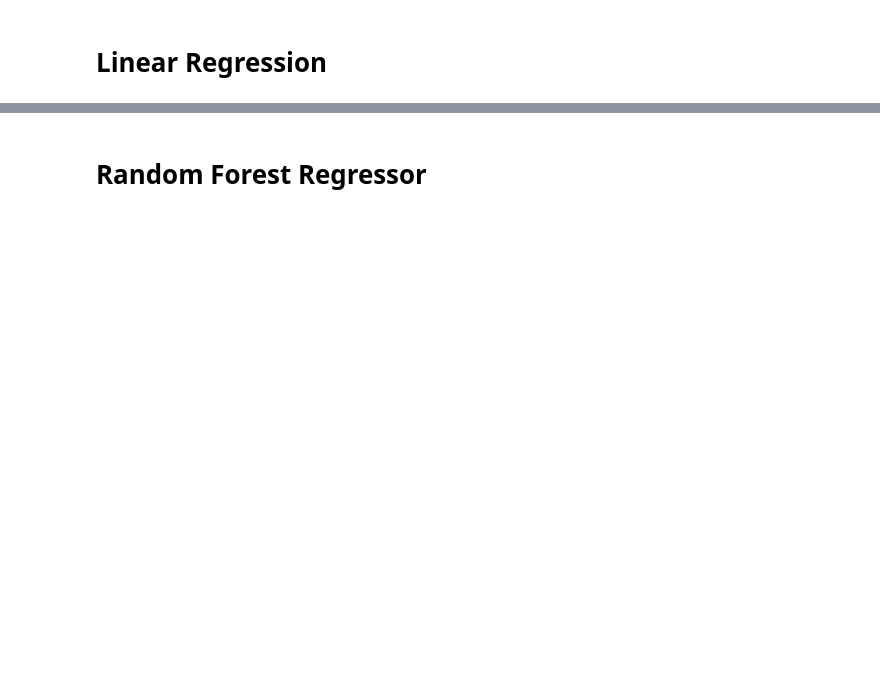
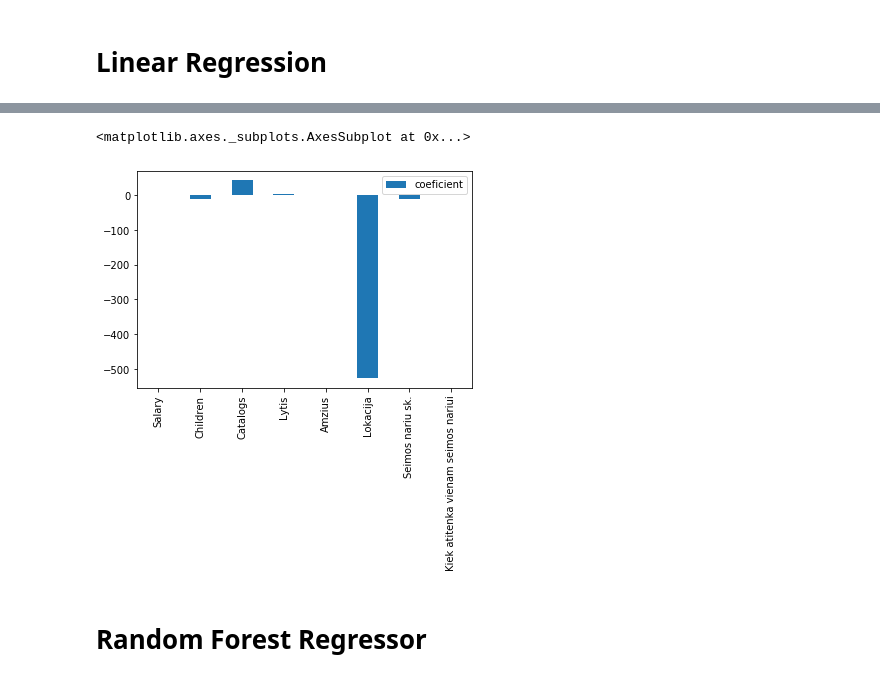
Before and after one commit to samantakarpovic/samanta, a Jupyter notebook: proektas.ipynb, the cells around one changed output, grey strips where cells are left out. Drawn from its saved outputs; the diff is of its cells as text; code cells hidden in the pictures; blank space fills up the shorter version.

```diff
--- a/proektas.ipynb
+++ b/proektas.ipynb
@@ -259,3 +283,10 @@ RMSE = 553.57
+# %%
+pd.DataFrame(lr.coef_, columns=['coeficient'],
+    index=df[mask].drop(['AmountSpent', 'Gender','Location'], axis=1).columns,
+             ).plot(kind='bar')
+# %% [output]
+<matplotlib.axes._subplots.AxesSubplot at 0x...>
+[figure, added]
 # %% [markdown]
 # Random Forest Regressor
 # %%
```
Also changed, not shown: parts of 10 cells of this notebook.
